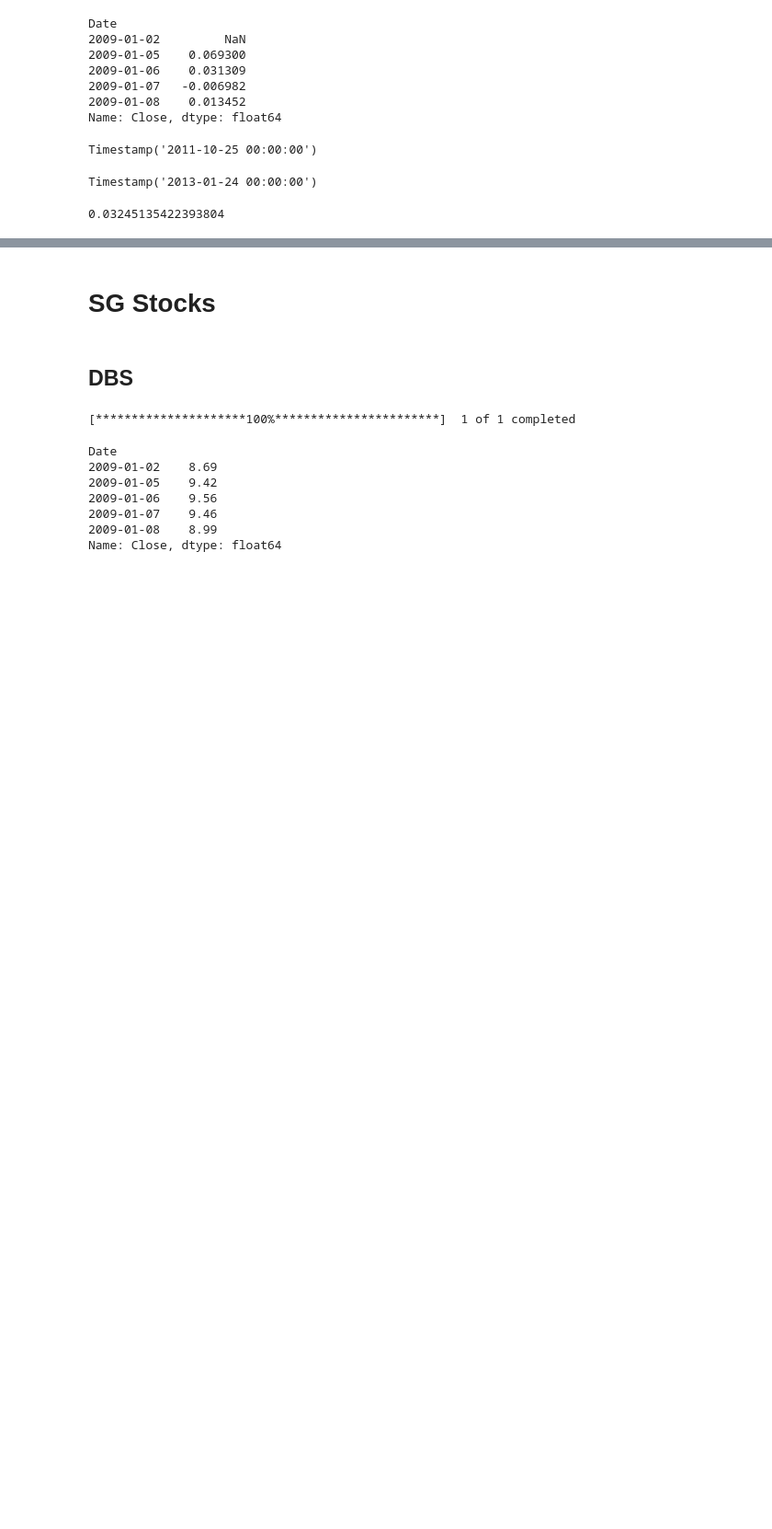
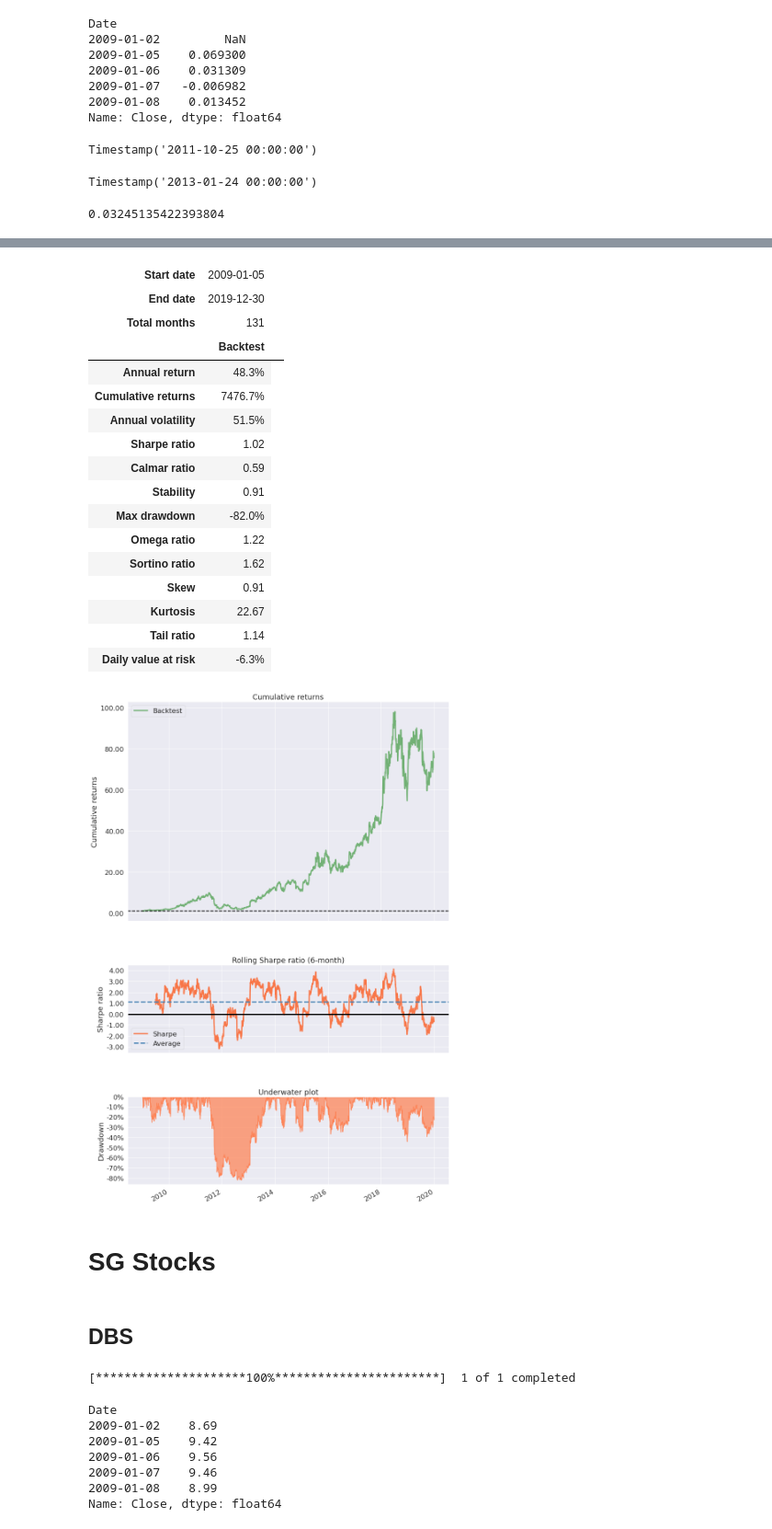
Before and after one commit to dvh549/Capital_Markets_in_China, a Jupyter notebook: playground.ipynb, the cells around one changed output, grey strips where cells are left out. Shown: that part at 92% size. Saved outputs shown, nothing was run; the diff lists cells and outputs as text; code cells hidden in the pictures; blank space fills up the shorter version.

```diff
--- a/playground.ipynb
+++ b/playground.ipynb
@@ -78,3 +117,24 @@ plt.show()
+# %%
+pf.create_simple_tear_sheet(netflix_return_ts)
+# %% [output]
+| Start date | 2009-01-05 |  |
+| End date | 2019-12-30 |  |
+| Total months | 131 |  |
+|  | Backtest |
+| Annual return | 48.3% |
+| Cumulative returns | 7476.7% |
+| Annual volatility | 51.5% |
+| Sharpe ratio | 1.02 |
+| Calmar ratio | 0.59 |
+| Stability | 0.91 |
+| Max drawdown | -82.0% |
+| Omega ratio | 1.22 |
+| Sortino ratio | 1.62 |
+| Skew | 0.91 |
+| Kurtosis | 22.67 |
+| Tail ratio | 1.14 |
+| Daily value at risk | -6.3% |
+[figure, added]
 # %% [markdown]
 # SG Stocks
 # %% [markdown]
```
Also changed, not shown: parts of 16 cells of this notebook.
